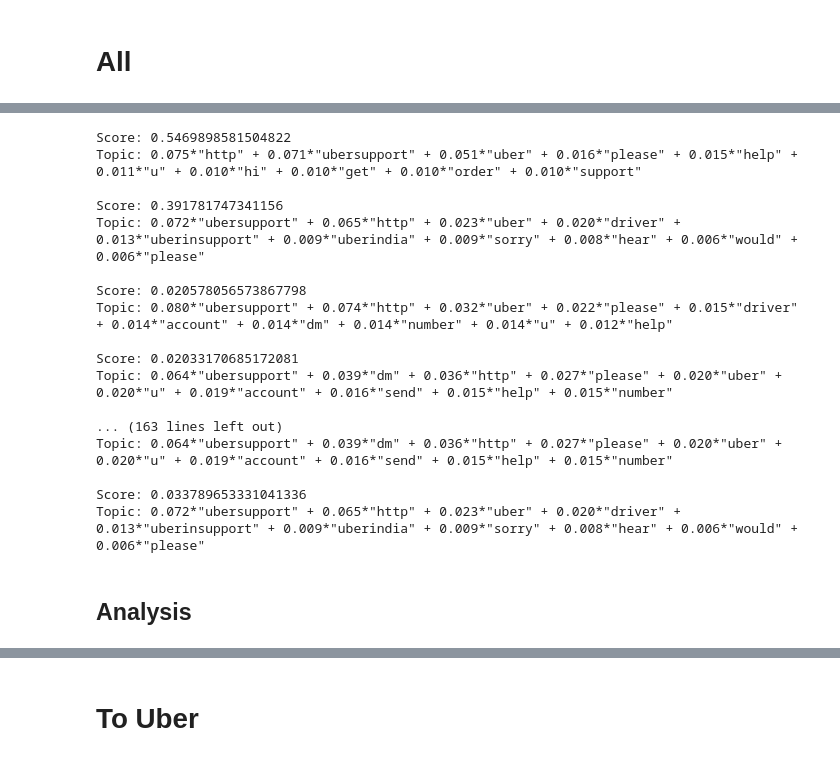
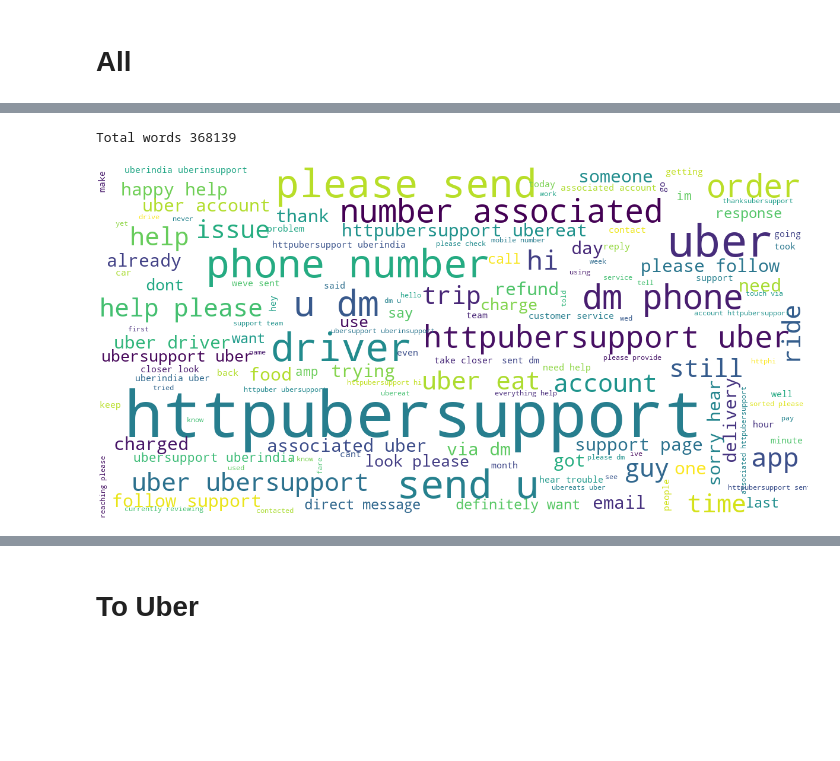
Before and after one commit to bogdan-tanasie/SMF, a Jupyter notebook: TopicModeling.ipynb, the cells around one changed output, grey strips where cells are left out. Drawn from its saved outputs; the diff is of its cells as text; code cells hidden in the pictures; blank space fills up the shorter version.

```diff
--- a/TopicModeling.ipynb
+++ b/TopicModeling.ipynb
@@ -11,0 +17,11 @@ import  matplotlib.pyplot as plt
+# %%
+def word_cloud(df):
+    all_words = ''
+    for text in df['text']:
+        all_words += ','.join(list(text))
+
+    print('Total words {}'.format(len(all_words)))
+
+    wordcloud = wc.WordCloud(background_color="white", max_words=100000, contour_width=4, scale=3, contour_color='steelblue')
+    wordcloud.generate(all_words)
+    return wordcloud.to_image()
@@ -89,24 +60,0 @@ lda_model.print_topics()
-# %%
-for i in range(0, len(corpus), 500):
-    for index, score in sorted(lda_model[corpus[i]], key=lambda tup: -1*tup[1]):
-        print("\nScore: {}\t \nTopic: {}".format(score, lda_model.print_topic(index, 10)))
-# %% [output]
-Score: 0.5469898581504822
-Topic: 0.075*"http" + 0.071*"ubersupport" + 0.051*"uber" + 0.016*"please" + 0.015*"help" + 0.011*"u" + 0.010*"hi" + 0.010*"get" + 0.010*"order" + 0.010*"support"
-
-Score: 0.391781747341156
-Topic: 0.072*"ubersupport" + 0.065*"http" + 0.023*"uber" + 0.020*"driver" + 0.013*"uberinsupport" + 0.009*"uberindia" + 0.009*"sorry" + 0.008*"hear" + 0.006*"would" + 0.006*"please"
-
-Score: 0.020578056573867798
-Topic: 0.080*"ubersupport" + 0.074*"http" + 0.032*"uber" + 0.022*"please" + 0.015*"driver" + 0.014*"account" + 0.014*"dm" + 0.014*"number" + 0.014*"u" + 0.012*"help"
-
-Score: 0.02033170685172081
-Topic: 0.064*"ubersupport" + 0.039*"dm" + 0.036*"http" + 0.027*"please" + 0.020*"uber" + 0.020*"u" + 0.019*"account" + 0.016*"send" + 0.015*"help" + 0.015*"number"
-
-... (163 lines left out)
-Topic: 0.064*"ubersupport" + 0.039*"dm" + 0.036*"http" + 0.027*"please" + 0.020*"uber" + 0.020*"u" + 0.019*"account" + 0.016*"send" + 0.015*"help" + 0.015*"number"
-
-Score: 0.033789653331041336
-Topic: 0.072*"ubersupport" + 0.065*"http" + 0.023*"uber" + 0.020*"driver" + 0.013*"uberinsupport" + 0.009*"uberindia" + 0.009*"sorry" + 0.008*"hear" + 0.006*"would" + 0.006*"please"
-# %% [markdown]
-## Analysis
@@ -116,0 +61,8 @@ LDAvis_prepared = pyLDAvis.gensim.prepare(lda_model, corpus, word2num)
+# %%
+wcloud = word_cloud(uber_df_tk)
+# %% [output]
+Total words 368139
+# %%
+wcloud
+# %% [output]
+[figure, added]
```
Also changed, not shown: parts of 99 cells of this notebook, 13 other files.
